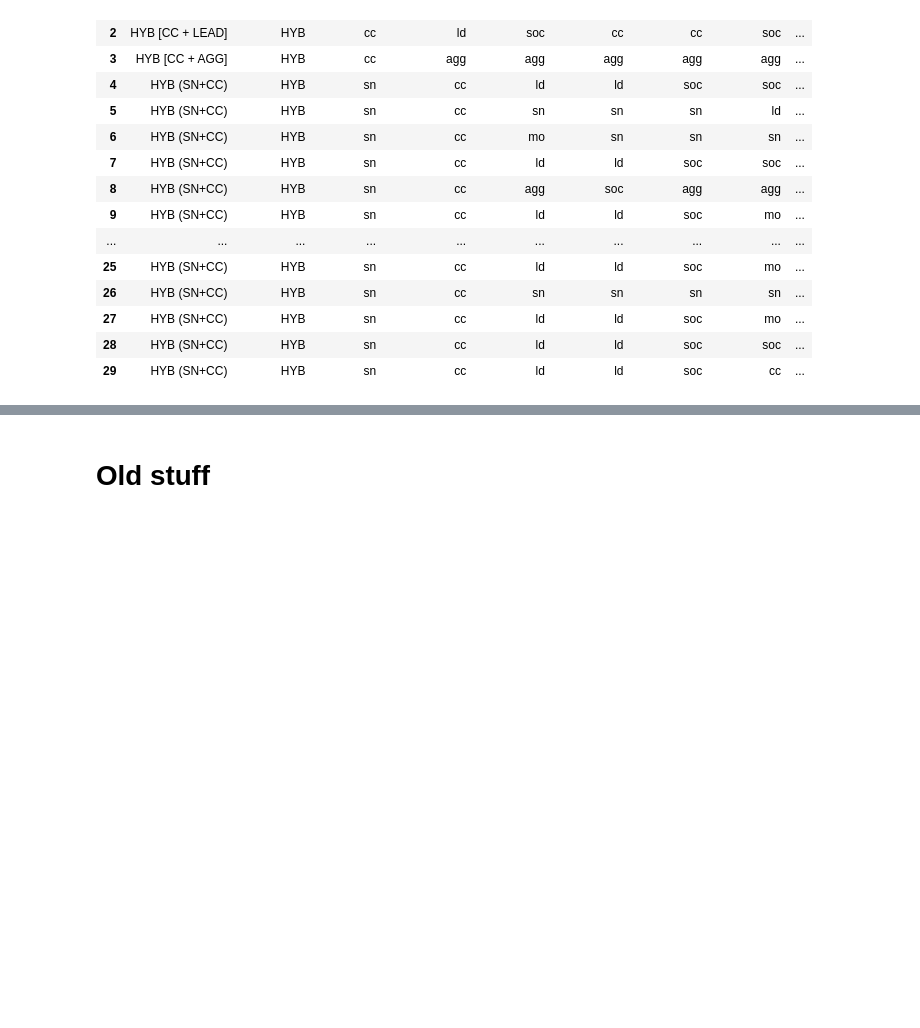
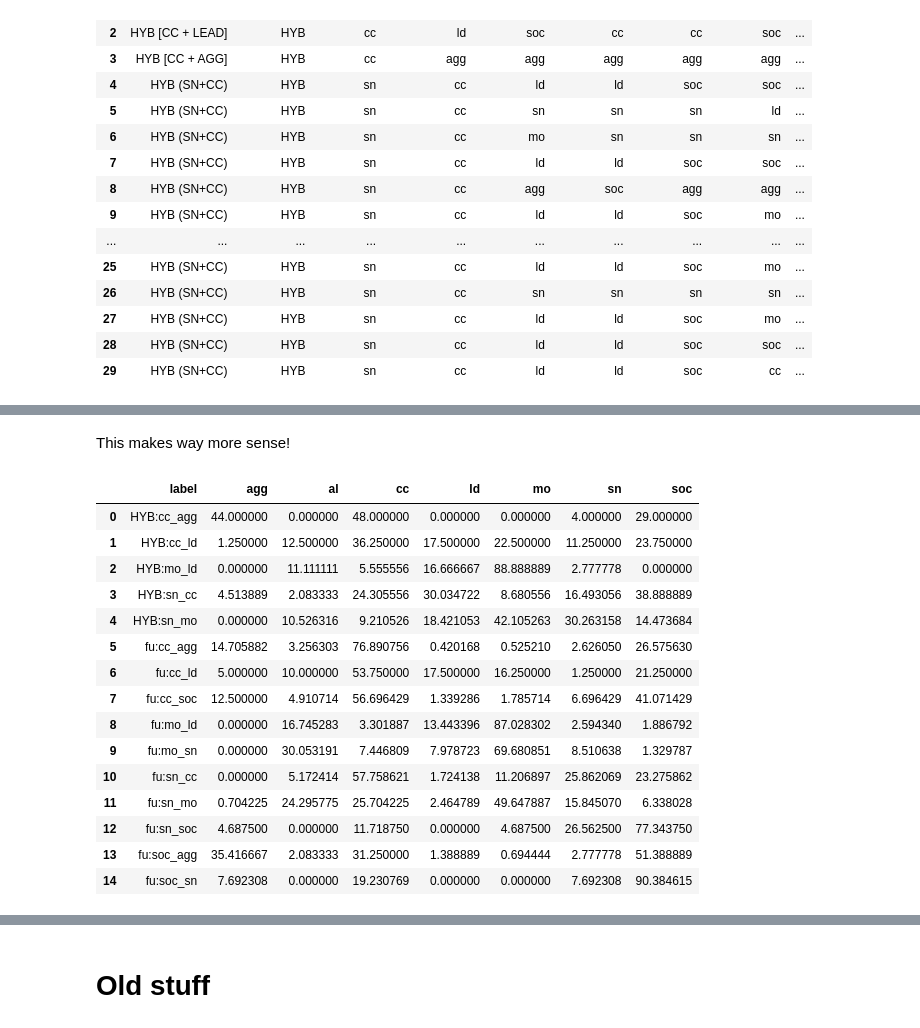
Before and after one commit to marathomas/meerkat, a Jupyter notebook: 06_meerkat_hyb_fu.ipynb, the cells around one changed output, grey strips where cells are left out. Cells and saved outputs as stored; diff of their text form; code cells hidden in the pictures; blank space fills up the shorter version.

```diff
--- a/06_meerkat_hyb_fu.ipynb
+++ b/06_meerkat_hyb_fu.ipynb
@@ -550,0 +734,2 @@ hybfu_classi.to_pickle(DATA+'hybfu_classi')
+# %% [markdown]
+This makes way more sense!
@@ -550,0 +741,23 @@ hybfu_classi.to_pickle(DATA+'hybfu_classi')
+# %%
+# use only the ones where more than 10 datapoints are there
+above_10 = [True if numbers_dict[ind]>10 else False for ind in grouped.index]
+grouped_filtered = grouped.iloc[above_10,:]
+grouped_filtered = grouped_filtered.reset_index()
+grouped_filtered
+# %% [output]
+|  | label | agg | al | cc | ld | mo | sn | soc |
+| 0 | HYB:cc_agg | 44.000000 | 0.000000 | 48.000000 | 0.000000 | 0.000000 | 4.000000 | 29.000000 |
+| 1 | HYB:cc_ld | 1.250000 | 12.500000 | 36.250000 | 17.500000 | 22.500000 | 11.250000 | 23.750000 |
+| 2 | HYB:mo_ld | 0.000000 | 11.111111 | 5.555556 | 16.666667 | 88.888889 | 2.777778 | 0.000000 |
+| 3 | HYB:sn_cc | 4.513889 | 2.083333 | 24.305556 | 30.034722 | 8.680556 | 16.493056 | 38.888889 |
+| 4 | HYB:sn_mo | 0.000000 | 10.526316 | 9.210526 | 18.421053 | 42.105263 | 30.263158 | 14.473684 |
+| 5 | fu:cc_agg | 14.705882 | 3.256303 | 76.890756 | 0.420168 | 0.525210 | 2.626050 | 26.575630 |
+| 6 | fu:cc_ld | 5.000000 | 10.000000 | 53.750000 | 17.500000 | 16.250000 | 1.250000 | 21.250000 |
+| 7 | fu:cc_soc | 12.500000 | 4.910714 | 56.696429 | 1.339286 | 1.785714 | 6.696429 | 41.071429 |
+| 8 | fu:mo_ld | 0.000000 | 16.745283 | 3.301887 | 13.443396 | 87.028302 | 2.594340 | 1.886792 |
+| 9 | fu:mo_sn | 0.000000 | 30.053191 | 7.446809 | 7.978723 | 69.680851 | 8.510638 | 1.329787 |
+| 10 | fu:sn_cc | 0.000000 | 5.172414 | 57.758621 | 1.724138 | 11.206897 | 25.862069 | 23.275862 |
+| 11 | fu:sn_mo | 0.704225 | 24.295775 | 25.704225 | 2.464789 | 49.647887 | 15.845070 | 6.338028 |
+| 12 | fu:sn_soc | 4.687500 | 0.000000 | 11.718750 | 0.000000 | 4.687500 | 26.562500 | 77.343750 |
+| 13 | fu:soc_agg | 35.416667 | 2.083333 | 31.250000 | 1.388889 | 0.694444 | 2.777778 | 51.388889 |
+| 14 | fu:soc_sn | 7.692308 | 0.000000 | 19.230769 | 0.000000 | 0.000000 | 7.692308 | 90.384615 |
```
Also changed, not shown: parts of 28 cells of this notebook.
